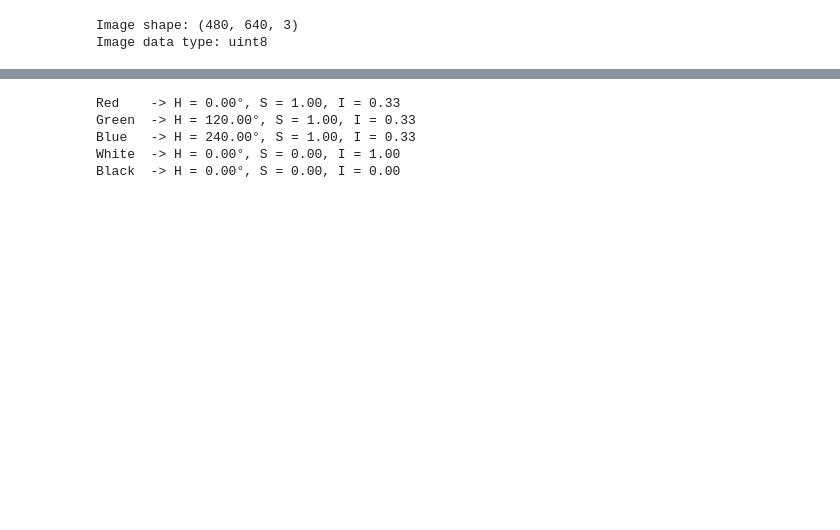
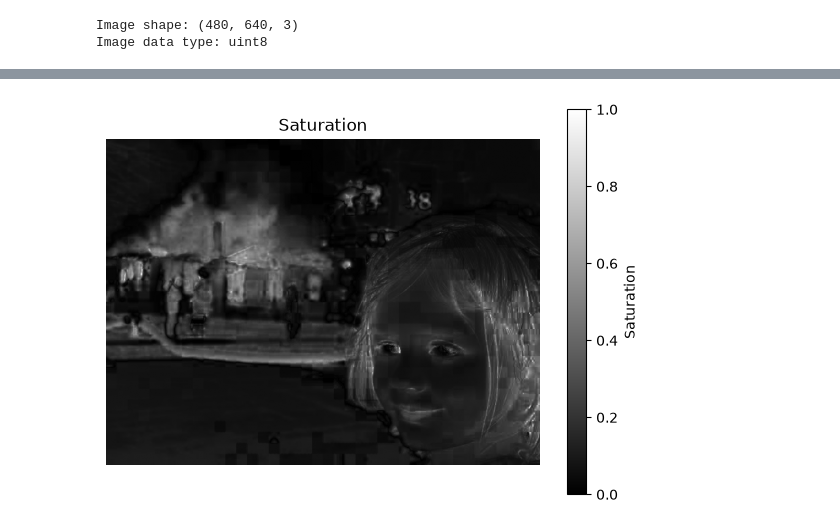
Before and after one commit to bunch-of-fakes/DIP-Assignment, a Jupyter notebook: notebooks/1.1_Color_Model_Conversion.ipynb, the cells around one changed output, grey strips where cells are left out. Cells and saved outputs as stored; diff of their text form; code cells hidden in the pictures; blank space fills up the shorter version.

```diff
--- a/notebooks/1.1_Color_Model_Conversion.ipynb
+++ b/notebooks/1.1_Color_Model_Conversion.ipynb
@@ -94,27 +178,17 @@ plt.show()
 # %%
-test_pixels = np.array([
-    [255, 0, 0],
-    [0, 255, 0],
-    [0, 0, 255],
-    [255, 255, 255],
-    [0, 0, 0]
-], dtype=np.uint8)
+plt.figure(figsize=(7, 5))
 
-test_image = test_pixels.reshape(5, 1, 3)
-H_test, S_test, I_test = rgb_to_hsi(test_image)
+plt.imshow(
+    S,
+    cmap="gray",
+    vmin=0,
+    vmax=1
+)
 
-colors = ["Red", "Green", "Blue", "White", "Black"]
+plt.title("Saturation")
+plt.colorbar(label="Saturation")
+plt.axis("off")
 
-for i, color in enumerate(colors):
-    print(
-        f"{color:<6} -> "
-        f"H = {H_test[i, 0]:.2f}°, "
-        f"S = {S_test[i, 0]:.2f}, "
-        f"I = {I_test[i, 0]:.2f}"
-    )
+plt.show()
 # %% [output]
-Red    -> H = 0.00°, S = 1.00, I = 0.33
-Green  -> H = 120.00°, S = 1.00, I = 0.33
-Blue   -> H = 240.00°, S = 1.00, I = 0.33
-White  -> H = 0.00°, S = 0.00, I = 1.00
-Black  -> H = 0.00°, S = 0.00, I = 0.00
+[figure, added]
```
Also changed, not shown: parts of 22 cells of this notebook.
